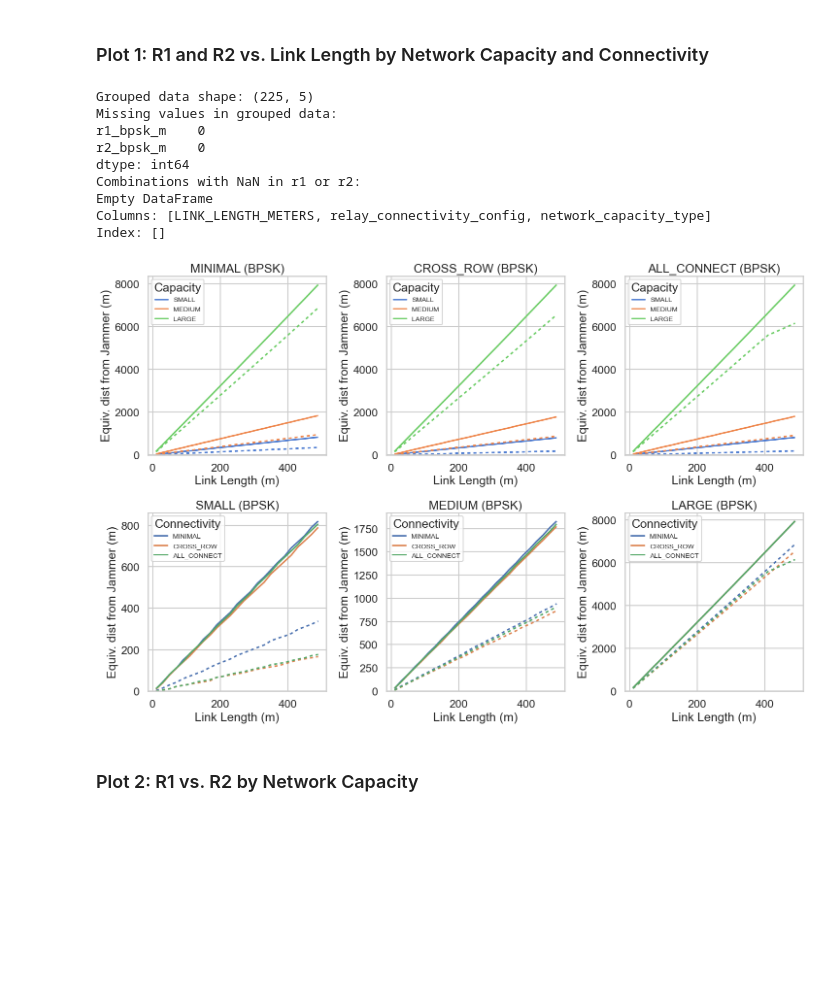
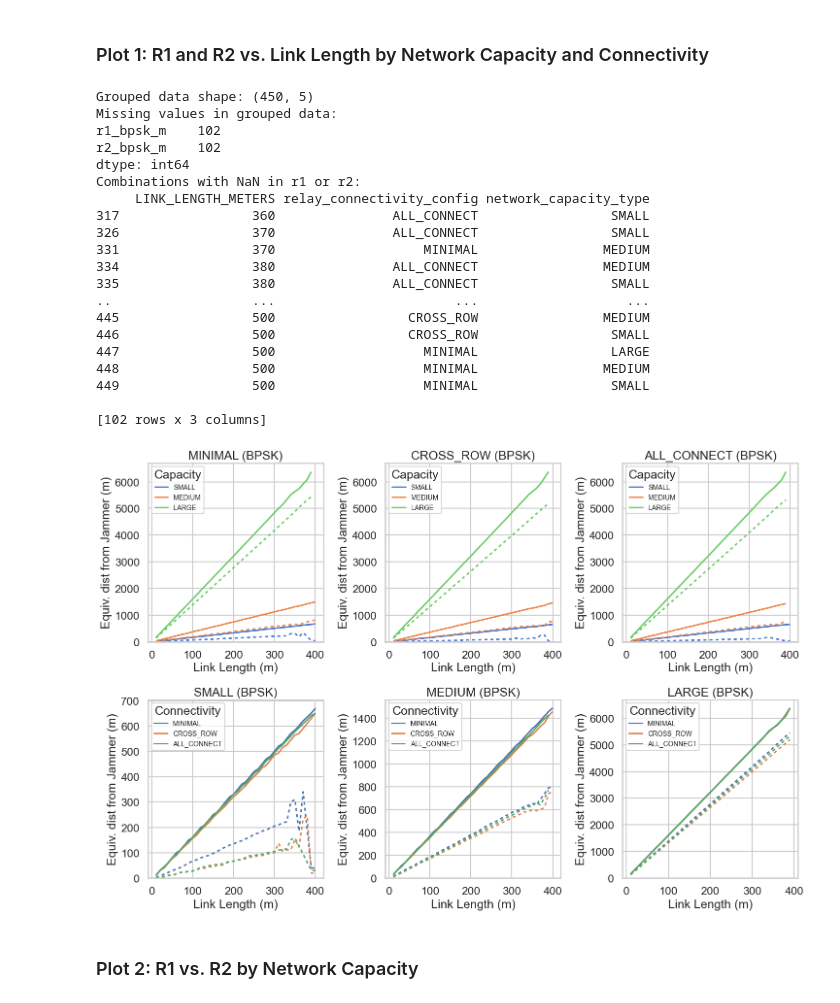
Before and after one commit to Sanexi/drone-network-ew-sim, a Jupyter notebook: analysis.ipynb, the cells around one changed output. Saved outputs shown, nothing was run; the diff lists cells and outputs as text; code cells hidden in the pictures; blank space fills up the shorter version.

```diff
--- a/analysis.ipynb
+++ b/analysis.ipynb
@@ -312,7 +312,7 @@ sns.set_style("whitegrid")
 sns.set_context("talk")
 
 # Load the dataset
-df = pd.read_csv('results/grid_summary_parallelv2.csv')
+df = pd.read_csv('results/grid_summary_parallelv3.csv')
 
 # Configuration for modulation (change to 'BPSK', 'QPSK', '16QAM', '64QAM', or 'THEORETICAL')
 MODULATION = 'BPSK'  # Change this to the desired modulation type
@@ -373,20 +373,12 @@ Name: count, Length: 225, dtype: int64
 ### Plot 1: R1 and R2 vs. Link Length by Network Capacity and Connectivity
 # %%
 # Prepare data for line plots by averaging across EW_JAMMER_ACTUAL_BW_AREA
-plot1_data = df.groupby(['LINK_LENGTH_METERS', 'relay_connectivity_config', 'network_capacity_type'])[[r1_col, r2_col]].mean().reset_index()
+for col in [r1_col, r2_col]:
+    df[col] = pd.to_numeric(df[col], errors='coerce')
 
-# Create all possible combinations of LINK_LENGTH_METERS, relay_connectivity_config, and network_capacity_type
-all_combinations = pd.DataFrame(
-    list(itertools.product(link_lengths, connectivity_configs, network_capacities)),
-    columns=['LINK_LENGTH_METERS', 'relay_connectivity_config', 'network_capacity_type']
-)
-
-# Merge with plot1_data to ensure all combinations are included
-plot1_data = all_combinations.merge(
-    plot1_data,
-    on=['LINK_LENGTH_METERS', 'relay_connectivity_config', 'network_capacity_type'],
-    how='left'
-)
+plot1_data = df.groupby(
+    ['LINK_LENGTH_METERS', 'relay_connectivity_config', 'network_capacity_type']
+)[[r1_col, r2_col]].mean().reset_index()
 
 # Debugging: Check for missing data
 print("Grouped data shape:", plot1_data.shape)
@@ -436,40 +428,51 @@ for i, config in enumerate(connectivity_configs, 1):
 for i, cap in enumerate(network_capacities, 1):
     plt.subplot(2, 3, i + 3)
     subset = plot1_data_melted[plot1_data_melted['network_capacity_type'] == cap]
     for config in connectivity_configs:
         config_subset = subset[subset['relay_connectivity_config'] == config]
         sns.lineplot(
             data=config_subset,
             x='LINK_LENGTH_METERS',
             y='Distance',
             hue='relay_connectivity_config',
             style='Metric',
             palette=connectivity_color_map,
             dashes={'r1_' + MODULATION.lower() + '_m': (1, 0), 'r2_' + MODULATION.lower() + '_m': (2, 2)},
             legend=False  # Disable automatic legend
         )
     plt.title(f'{cap} ({MODULATION})')
     plt.xlabel('Link Length (m)')
     plt.ylabel('Equiv. dist from Jammer (m)')
     plt.ylim(bottom=0)
     # Custom legend for relay_connectivity_config only
     legend_elements = [Line2D([0], [0], color=connectivity_color_map[config], lw=2, label=config)
                        for config in connectivity_configs]
     plt.legend(handles=legend_elements, title='Connectivity', fontsize=10)
 
 plt.tight_layout()
 plt.show()
 # %% [output]
-Grouped data shape: (225, 5)
+Grouped data shape: (450, 5)
 Missing values in grouped data:
-r1_bpsk_m    0
-r2_bpsk_m    0
+r1_bpsk_m    102
+r2_bpsk_m    102
 dtype: int64
 Combinations with NaN in r1 or r2:
-Empty DataFrame
-Columns: [LINK_LENGTH_METERS, relay_connectivity_config, network_capacity_type]
-Index: []
+     LINK_LENGTH_METERS relay_connectivity_config network_capacity_type
+317                 360               ALL_CONNECT                 SMALL
+326                 370               ALL_CONNECT                 SMALL
+331                 370                   MINIMAL                MEDIUM
+334                 380               ALL_CONNECT                MEDIUM
+335                 380               ALL_CONNECT                 SMALL
+..                  ...                       ...                   ...
+445                 500                 CROSS_ROW                MEDIUM
+446                 500                 CROSS_ROW                 SMALL
+447                 500                   MINIMAL                 LARGE
+448                 500                   MINIMAL                MEDIUM
+449                 500                   MINIMAL                 SMALL
+
+[102 rows x 3 columns]
-[figure, old version]
+[figure, new version]
 # %% [markdown]
 ### Plot 2: R1 vs. R2 by Network Capacity
 # %%
```
Also changed, not shown: parts of 3 cells of this notebook, 2 other files.
